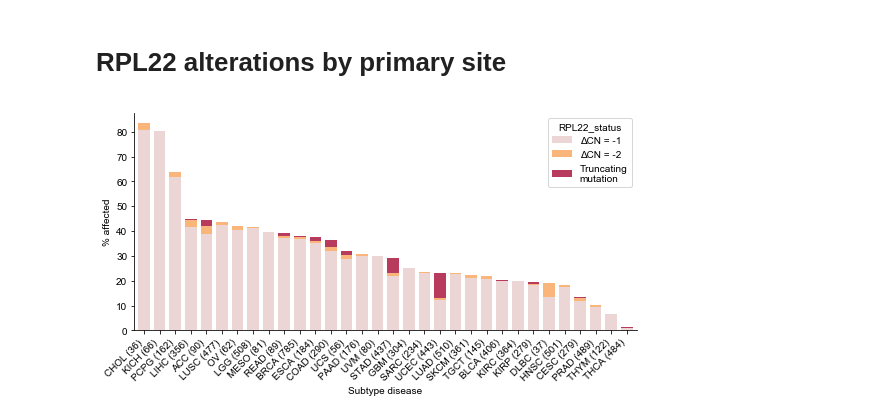
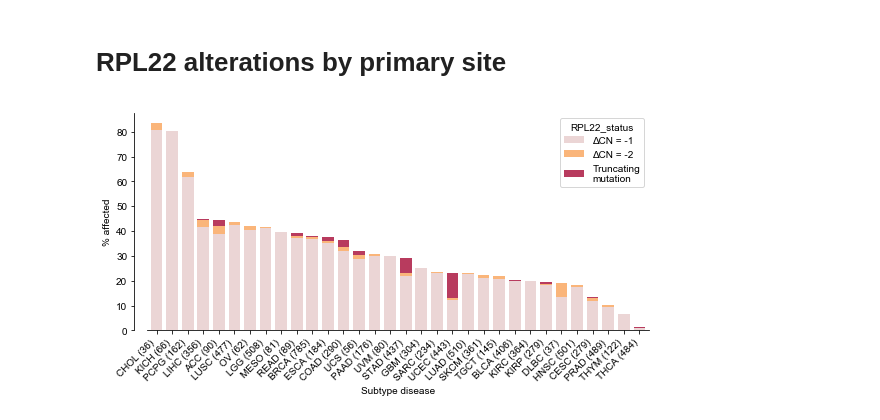
Before and after one commit to kevinhu/mdm4-splicing, a Jupyter notebook: notebooks/fig1_correlates.ipynb, the cells around one changed output. Drawn from its saved outputs; the diff is of its cells as text; code cells hidden in the pictures.

```diff
--- a/notebooks/fig1_correlates.ipynb
+++ b/notebooks/fig1_correlates.ipynb
@@ -254,27 +254,28 @@ subtype_proportions["display_disease"] = subtype_proportions["display_disease"]
 # %%
 plt.figure(figsize=(9,4))
 
 ax = plt.subplot(111)
 
 subtype_proportions.plot(x = "display_disease",
                          y=altered_classes,
                          kind="bar",
                          stacked=True,
                          cmap=mpl.colors.ListedColormap(
                              ["#ebd5d5", "#fab57a", "#b83b5e"]),
                          ax = ax,
                          width=0.75
                          )
 
 plt.xlabel("Subtype disease")
 
 ax.spines["top"].set_visible(False)
 ax.spines["right"].set_visible(False)
+ax.spines['left'].set_position(('axes', -0.025))
 
 plt.xticks(rotation=45,ha="right")
 
 plt.ylabel("% affected")
 
 plt.savefig("../plots/rpl22_subtype_distribution.pdf",bbox_inches="tight",background="transparent")
 # %% [output]
-[figure, old version]
+[figure, new version]
```
Also changed, not shown: 11 other files.
